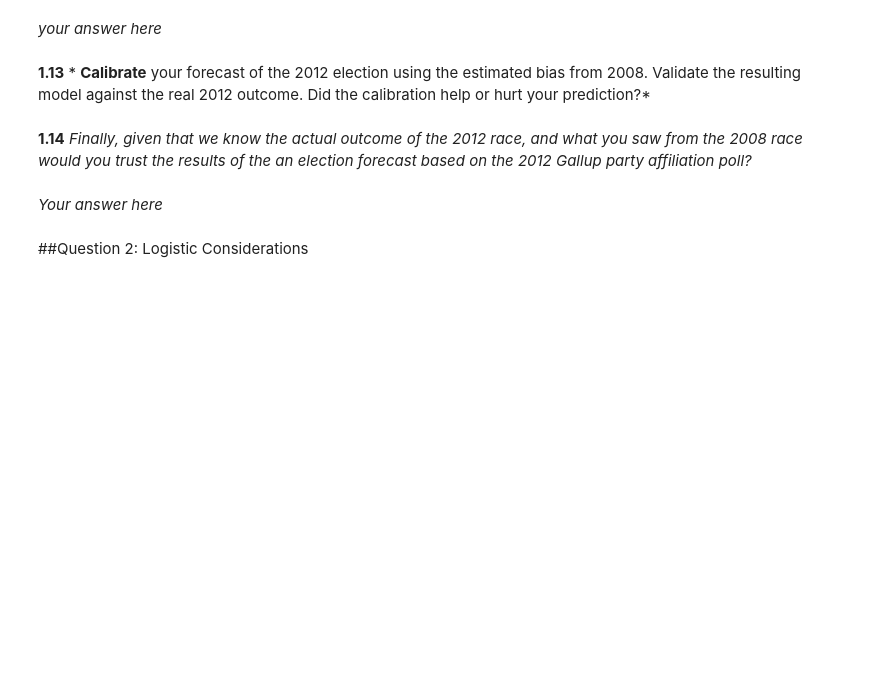
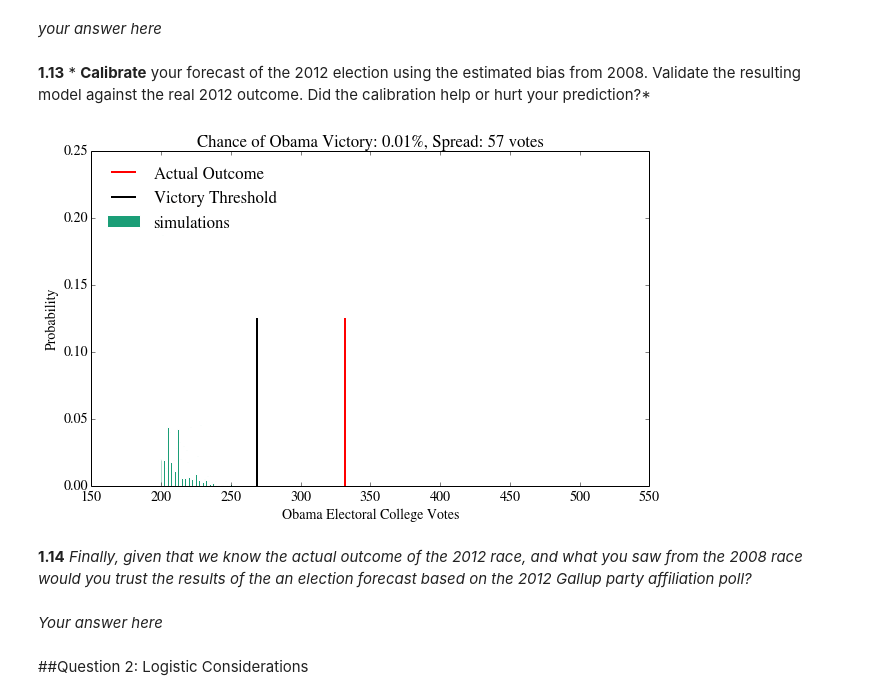
Before and after one commit to fahad623/cs109, a Jupyter notebook: content/HW2/HW2.ipynb, the cells around one changed output. Cells and saved outputs as stored; diff of their text form; code cells hidden in the pictures; blank space fills up the shorter version.

```diff
--- a/content/HW2/HW2.ipynb
+++ b/content/HW2/HW2.ipynb
@@ -642,3 +729,12 @@ print (prediction_08.Dem_Adv - prediction_08.Dem_Win).mean()
+# %%
+#your code here
+model = biased_gallup(gallup_2012, 8)
+model = model.join(electoral_votes)
+prediction = simulate_election(model, 10000)
+plot_simulation(prediction)
+plt.show()
+# %% [output]
+[figure, added]
 # %% [markdown]
 **1.14** *Finally, given that we know the actual outcome of the 2012 race, and what you saw from the 2008 race would you trust the results of the an election forecast based on the 2012 Gallup party affiliation poll?*
 # %% [markdown]
```
Also changed, not shown: parts of 17 cells of this notebook.
